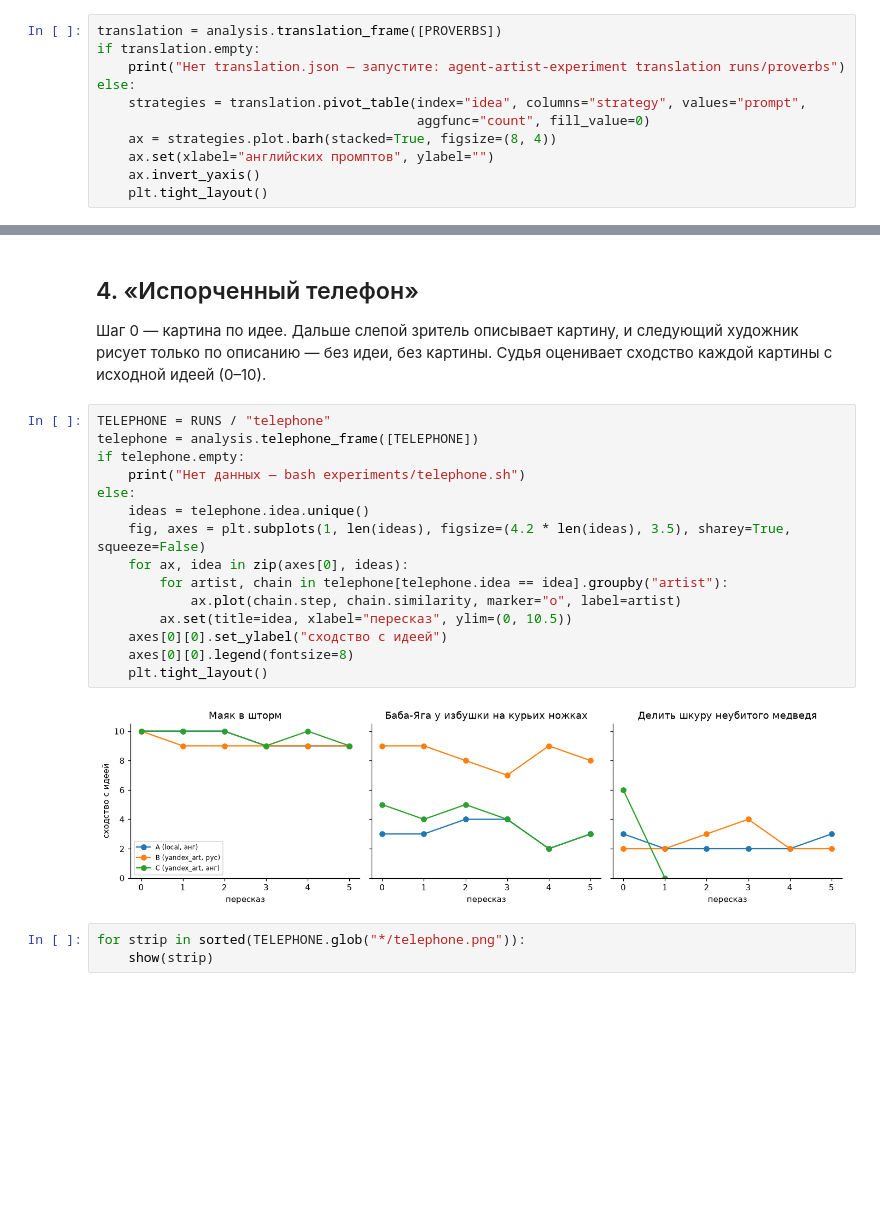
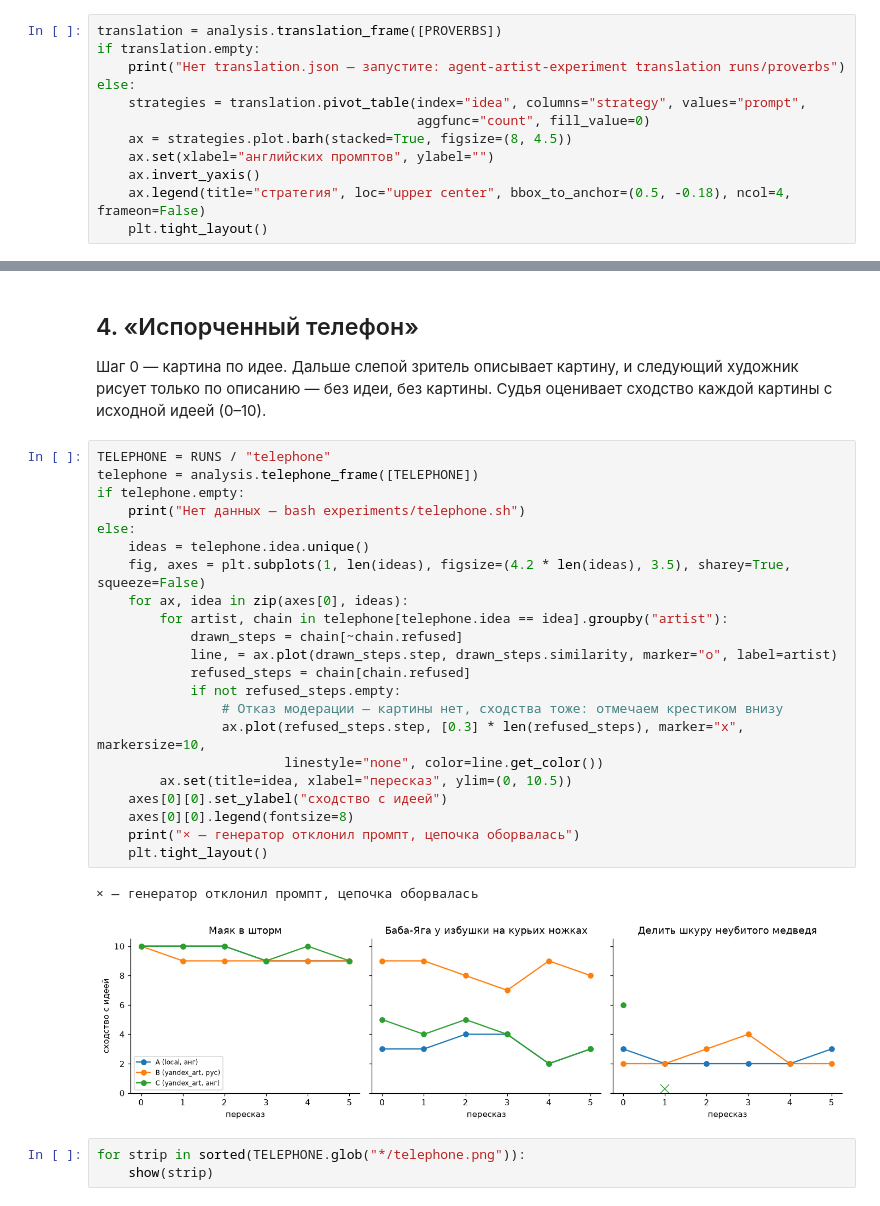
Before and after one commit to MaksHarunzhin/Agent-Artist, a Jupyter notebook: Agent_Artist.ipynb, the cells around one changed output, grey strips where cells are left out. Cells and saved outputs as stored; diff of their text form; blank space fills up the shorter version.

```diff
--- a/Agent_Artist.ipynb
+++ b/Agent_Artist.ipynb
@@ -245,8 +254,9 @@ if translation.empty:
 else:
     strategies = translation.pivot_table(index="idea", columns="strategy", values="prompt",
                                          aggfunc="count", fill_value=0)
-    ax = strategies.plot.barh(stacked=True, figsize=(8, 4))
+    ax = strategies.plot.barh(stacked=True, figsize=(8, 4.5))
     ax.set(xlabel="английских промптов", ylabel="")
     ax.invert_yaxis()
+    ax.legend(title="стратегия", loc="upper center", bbox_to_anchor=(0.5, -0.18), ncol=4, frameon=False)
     plt.tight_layout()
 # %% [output]
@@ -259,20 +269,28 @@ else:
 # %%
 TELEPHONE = RUNS / "telephone"
 telephone = analysis.telephone_frame([TELEPHONE])
 if telephone.empty:
     print("Нет данных — bash experiments/telephone.sh")
 else:
     ideas = telephone.idea.unique()
     fig, axes = plt.subplots(1, len(ideas), figsize=(4.2 * len(ideas), 3.5), sharey=True, squeeze=False)
     for ax, idea in zip(axes[0], ideas):
         for artist, chain in telephone[telephone.idea == idea].groupby("artist"):
-            ax.plot(chain.step, chain.similarity, marker="o", label=artist)
+            drawn_steps = chain[~chain.refused]
+            line, = ax.plot(drawn_steps.step, drawn_steps.similarity, marker="o", label=artist)
+            refused_steps = chain[chain.refused]
+            if not refused_steps.empty:
+                # Отказ модерации — картины нет, сходства тоже: отмечаем крестиком внизу
+                ax.plot(refused_steps.step, [0.3] * len(refused_steps), marker="x", markersize=10,
+                        linestyle="none", color=line.get_color())
         ax.set(title=idea, xlabel="пересказ", ylim=(0, 10.5))
     axes[0][0].set_ylabel("сходство с идеей")
     axes[0][0].legend(fontsize=8)
+    print("× — генератор отклонил промпт, цепочка оборвалась")
     plt.tight_layout()
 # %% [output]
+× — генератор отклонил промпт, цепочка оборвалась
-[figure, old version]
+[figure, new version]
 # %%
 for strip in sorted(TELEPHONE.glob("*/telephone.png")):
     show(strip)
```
Also changed, not shown: parts of 6 cells of this notebook.
